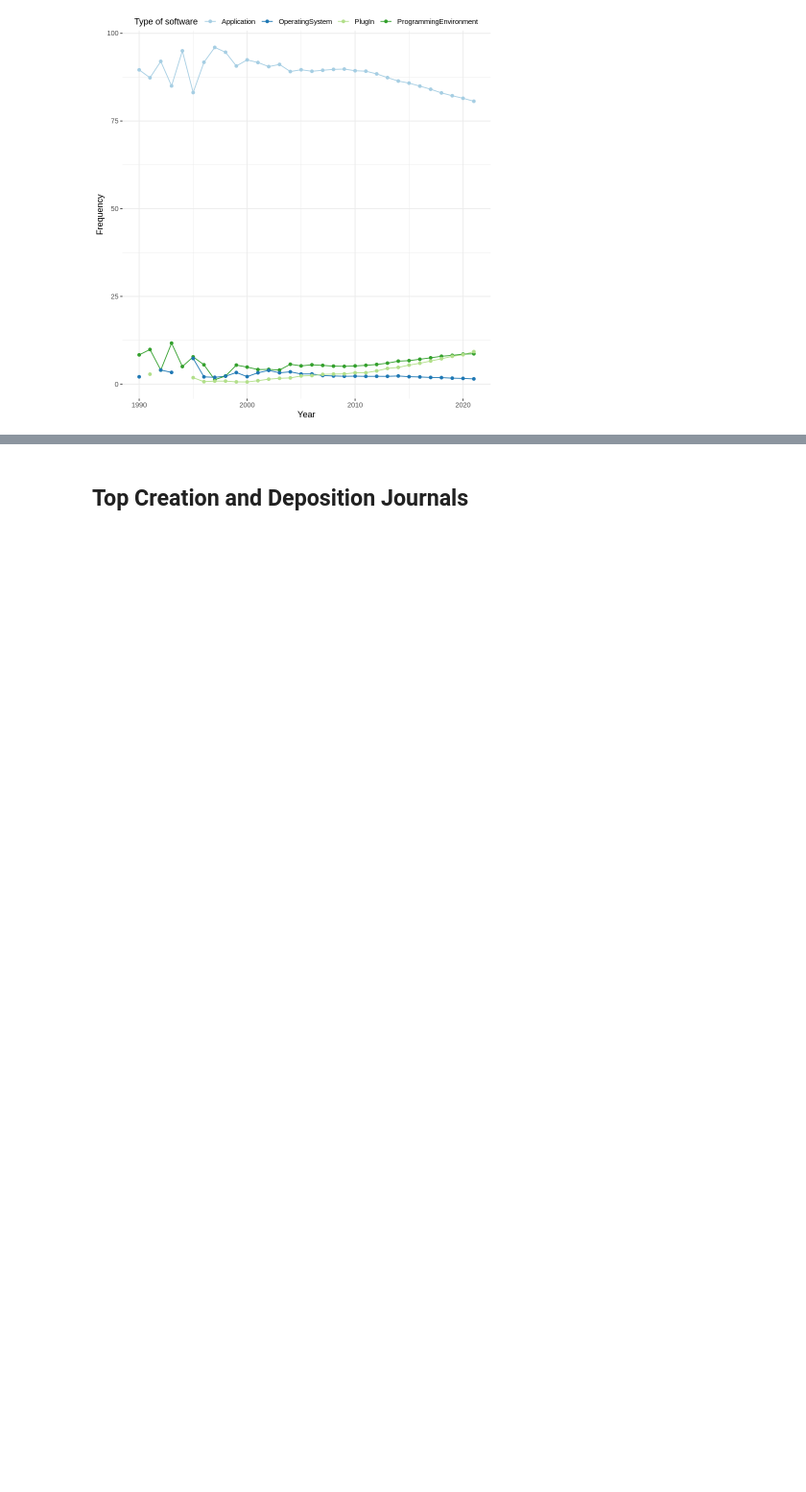
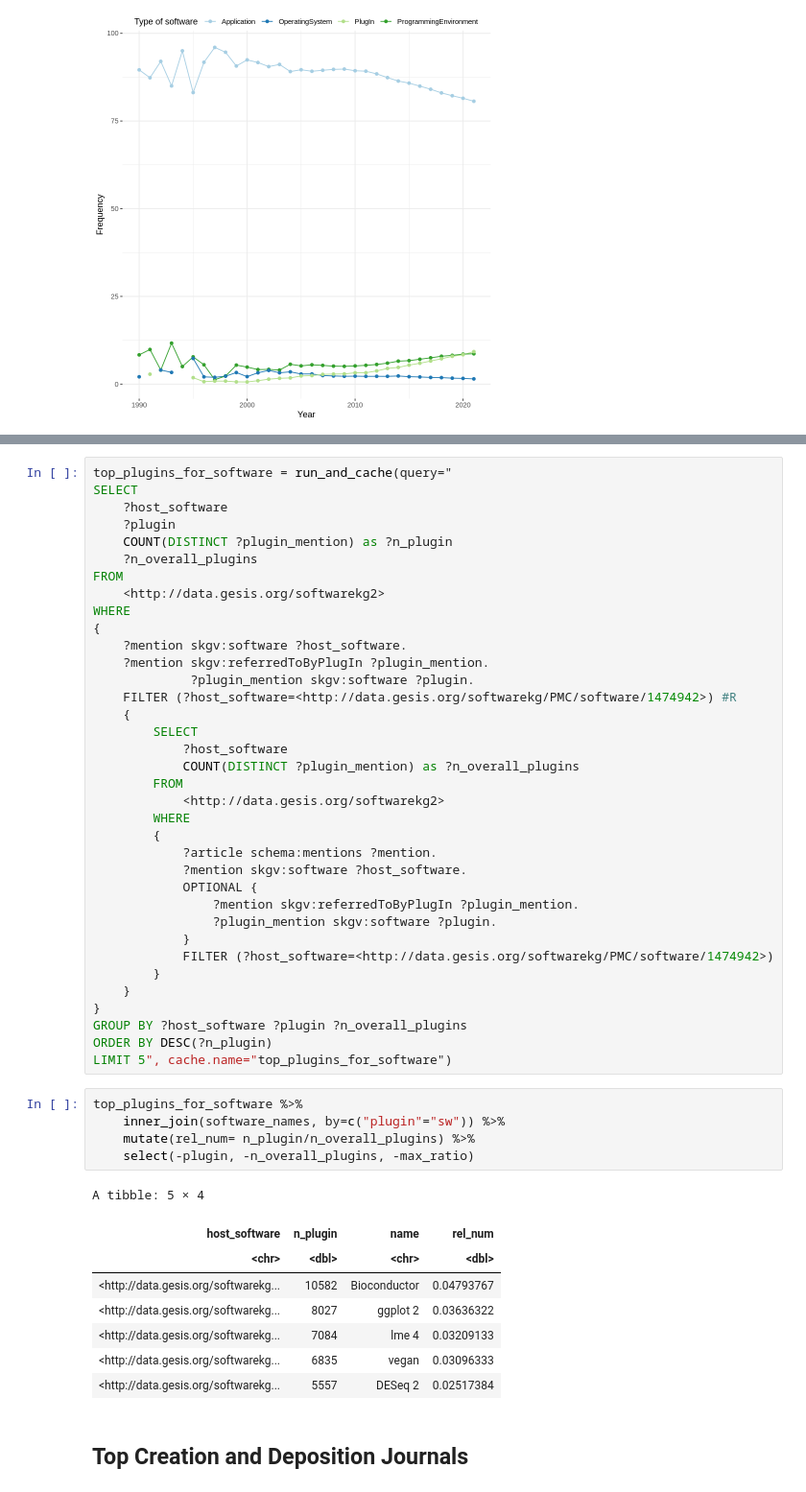
Before and after one commit to f-krueger/SoftwareKG-PMC-Analysis, a Jupyter notebook: SoftwareKG_PMC_Analyses.ipynb, the cells around one changed output, grey strips where cells are left out. Shown at 96% size. Saved outputs shown, nothing was run; the diff lists cells and outputs as text; blank space fills up the shorter version.

```diff
--- a/SoftwareKG_PMC_Analyses.ipynb
+++ b/SoftwareKG_PMC_Analyses.ipynb
@@ -2710,3 +2752,53 @@ Warning message:
+# %%
+top_plugins_for_software = run_and_cache(query="
+SELECT
+    ?host_software
+    ?plugin
+    COUNT(DISTINCT ?plugin_mention) as ?n_plugin
+    ?n_overall_plugins
+FROM
+    <http://data.gesis.org/softwarekg2>
+WHERE
+{
+    ?mention skgv:software ?host_software.
+    ?mention skgv:referredToByPlugIn ?plugin_mention.
+             ?plugin_mention skgv:software ?plugin.
+    FILTER (?host_software=<http://data.gesis.org/softwarekg/PMC/software/1474942>) #R
+    {
+        SELECT
+            ?host_software
+            COUNT(DISTINCT ?plugin_mention) as ?n_overall_plugins
+        FROM
+            <http://data.gesis.org/softwarekg2>
+        WHERE
+        {
+            ?article schema:mentions ?mention.
+            ?mention skgv:software ?host_software.
+            OPTIONAL {
+                ?mention skgv:referredToByPlugIn ?plugin_mention.
+                ?plugin_mention skgv:software ?plugin.
+            }
+            FILTER (?host_software=<http://data.gesis.org/softwarekg/PMC/software/1474942>)
+        }
+    }
+}
+GROUP BY ?host_software ?plugin ?n_overall_plugins
+ORDER BY DESC(?n_plugin)
+LIMIT 5", cache.name="top_plugins_for_software")
+# %%
+top_plugins_for_software %>%
+    inner_join(software_names, by=c("plugin"="sw")) %>%
+    mutate(rel_num= n_plugin/n_overall_plugins) %>%
+    select(-plugin, -n_overall_plugins, -max_ratio)
+# %% [output]
+A tibble: 5 × 4
+| host_software | n_plugin | name | rel_num |
+| <chr> | <dbl> | <chr> | <dbl> |
+| <http://data.gesis.org/softwarekg... | 10582 | Bioconductor | 0.04793767 |
+| <http://data.gesis.org/softwarekg... | 8027 | ggplot 2 | 0.03636322 |
+| <http://data.gesis.org/softwarekg... | 7084 | lme 4 | 0.03209133 |
+| <http://data.gesis.org/softwarekg... | 6835 | vegan | 0.03096333 |
+| <http://data.gesis.org/softwarekg... | 5557 | DESeq 2 | 0.02517384 |
 # %% [markdown]
 ## Top Creation and Deposition Journals
 # %%
```
Also changed, not shown: parts of 4 cells of this notebook.
